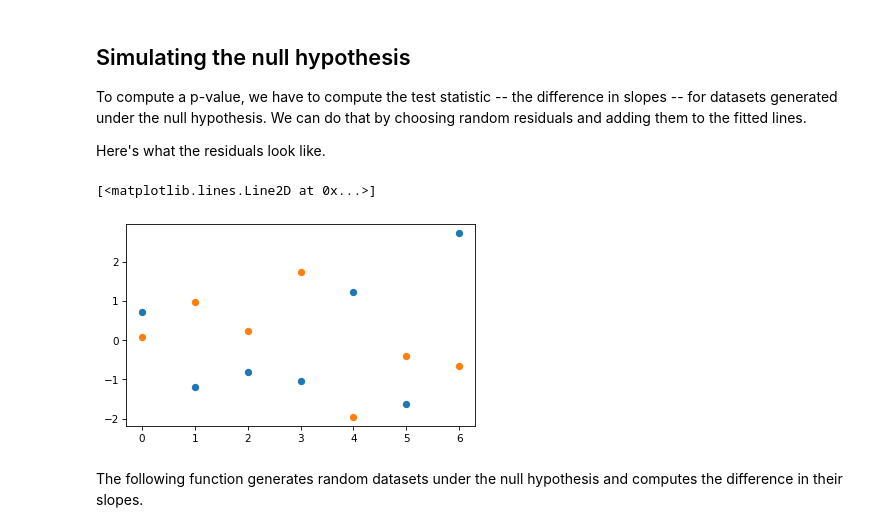
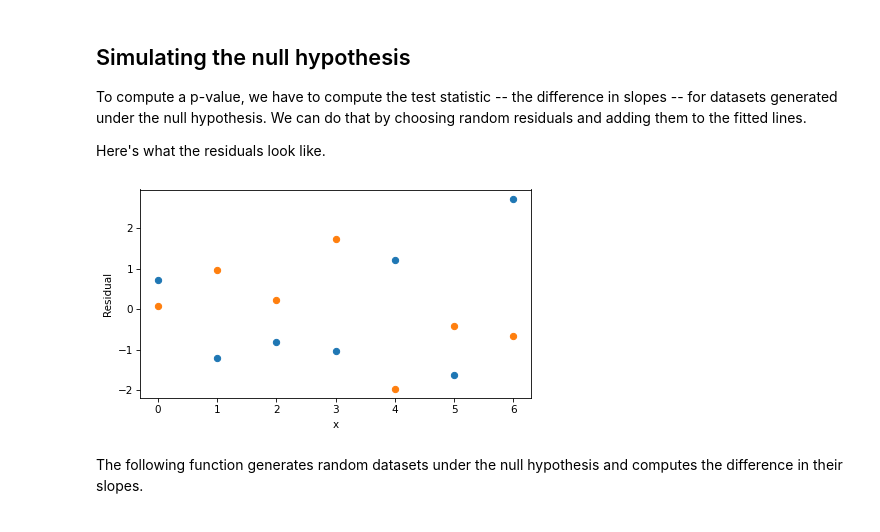
Before and after one commit to AllenDowney/DataQnA, a Jupyter notebook: nb/diff_slope.ipynb, the cells around one changed output. Drawn from its saved outputs; the diff is of its cells as text; code cells hidden in the pictures.

```diff
--- a/nb/diff_slope.ipynb
+++ b/nb/diff_slope.ipynb
@@ -204,12 +204,12 @@ Here's what the residuals look like.
 # %%
 resid1 = ys1 - fit1
 resid2 = ys2 - fit2
 
 plt.plot(xs, resid1, 'o')
 plt.plot(xs, resid2, 'o')
+decorate(xlabel='x', ylabel='Residual')
 # %% [output]
-[<matplotlib.lines.Line2D at 0x...>]
-[figure, old version]
+[figure, new version]
 # %%
 resid = np.concatenate([resid1, resid2])
 # %% [markdown]
```
Also changed, not shown: parts of 25 cells of this notebook, 2 other files.
